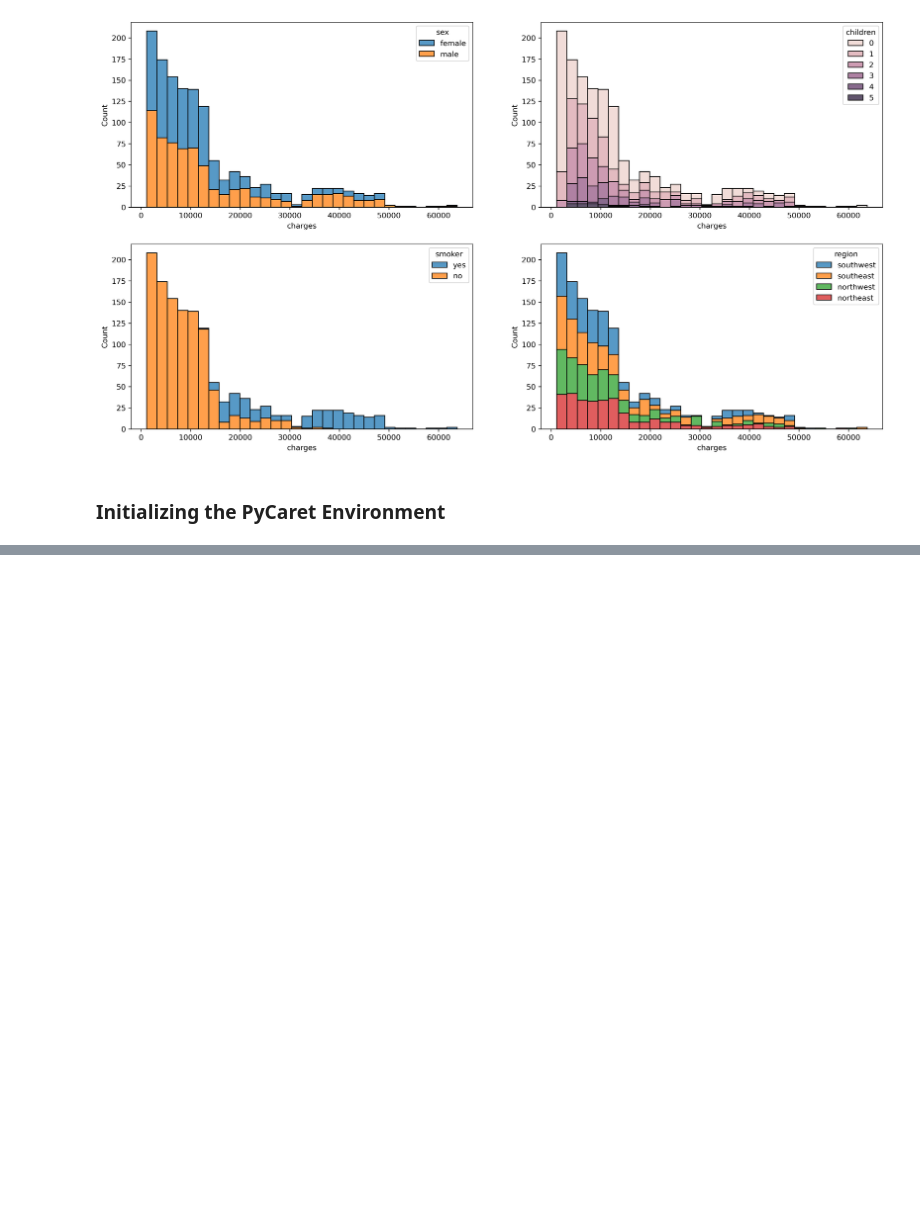
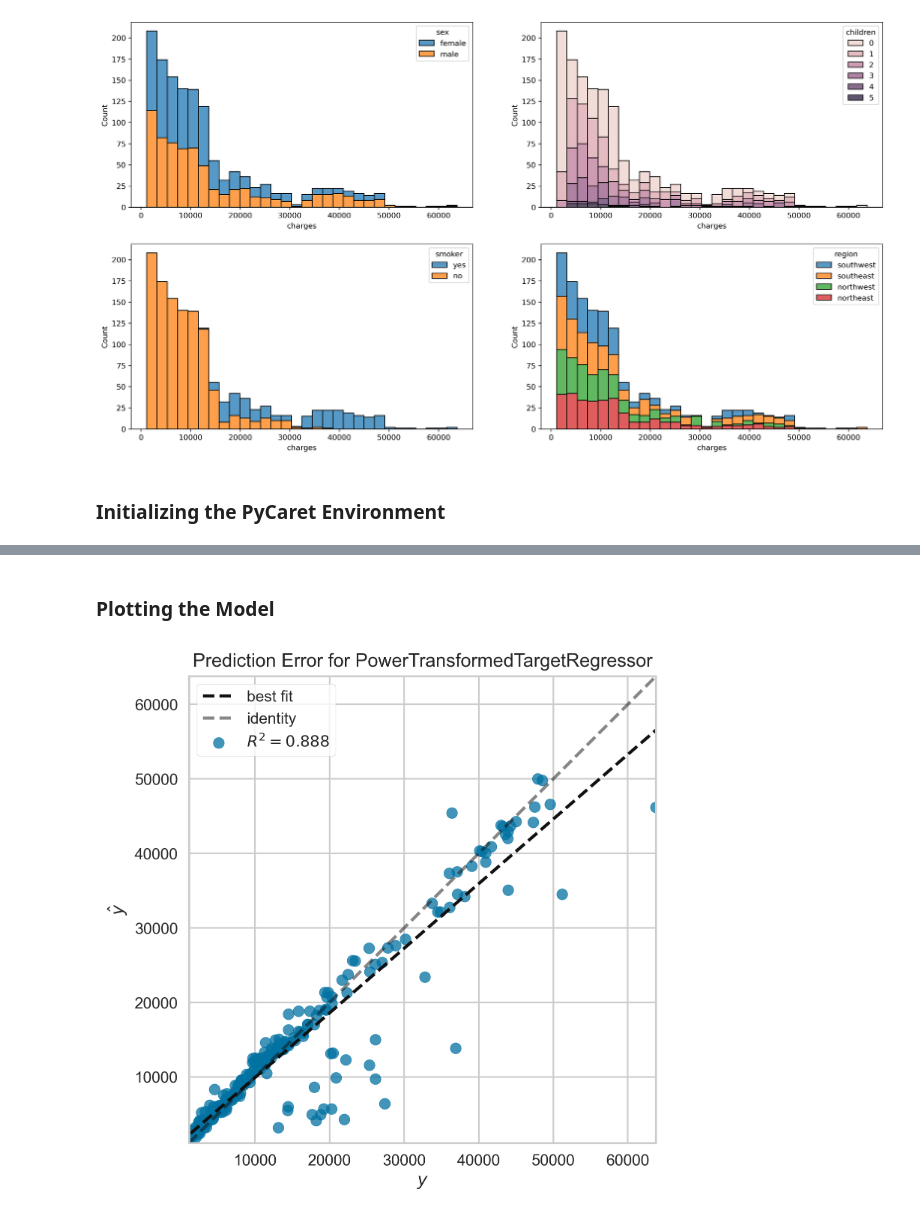
Before and after one commit to derevirn/pycaret-book, a Jupyter notebook: 02_Regression/Regression.ipynb, the cells around one changed output, grey strips where cells are left out. Drawn from its saved outputs; the diff is of its cells as text; code cells hidden in the pictures; blank space fills up the shorter version.

```diff
--- a/Regression.ipynb
+++ b/02_Regression/Regression.ipynb
@@ -88,0 +129,2 @@ reg = setup(data=data, target='charges', train_size = 0.8,
+# %%
+model = create_model('gbr', cross_validation = True, fold = 10)
@@ -88,0 +147,10 @@ reg = setup(data=data, target='charges', train_size = 0.8,
+# %%
+params = {
+        'learning_rate': [0.01, 0.02, 0.05],
+        'max_depth': [1,2, 3, 4, 5, 6, 7, 8],
+        'subsample': [0.4, 0.5, 0.6, 0.7, 0.8],
+        'n_estimators' : [100, 200, 300, 400, 500, 600]
+    }
+
+tuned_model = tune_model(model, optimize = 'RMSE', fold = 10,
+                       custom_grid = params, n_iter = 100)
@@ -88,0 +171,6 @@ reg = setup(data=data, target='charges', train_size = 0.8,
+# %% [markdown]
+### Plotting the Model
+# %%
+plot_model(tuned_model, plot='error')
+# %% [output]
+[figure, added]
```
Also changed, not shown: parts of 13 cells of this notebook, 1 other file.
